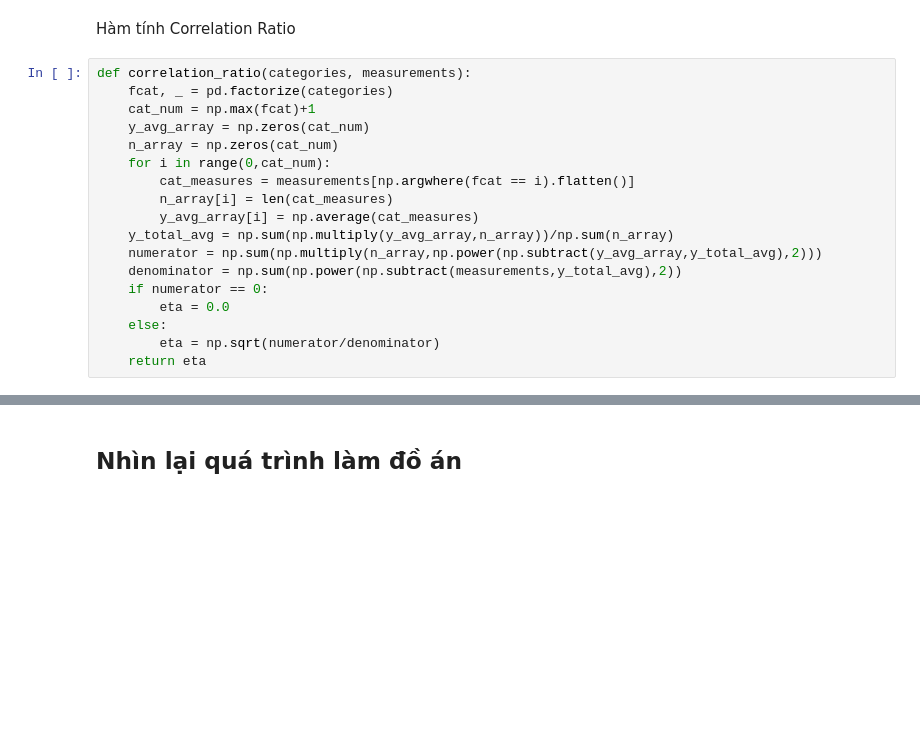
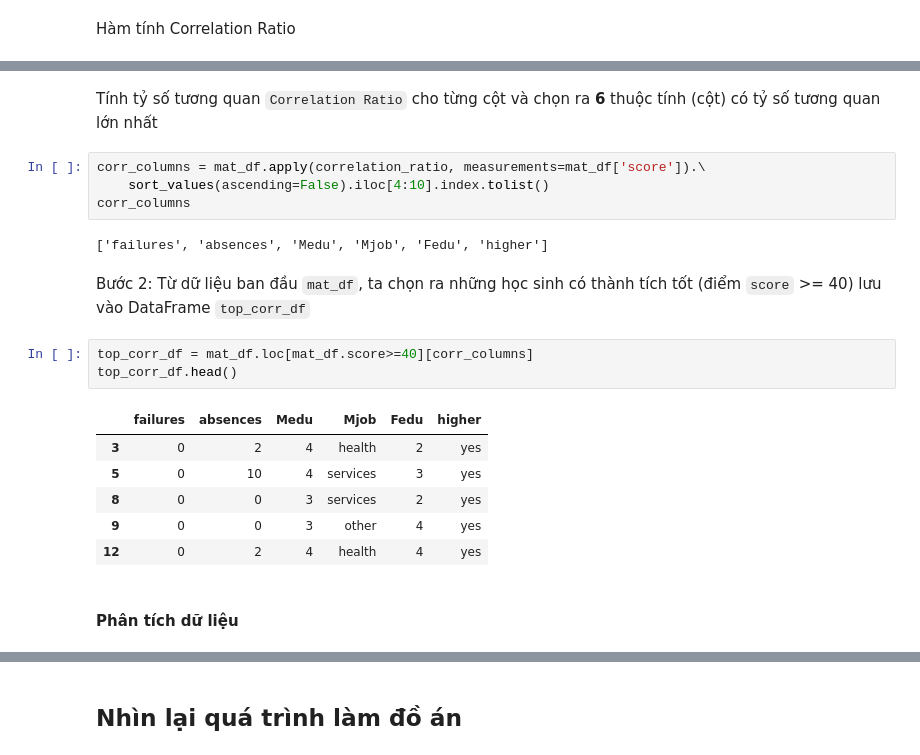
Before and after one commit to hotranvietcuong2001/P4DS_CQ19_FinalProject, a Jupyter notebook: student_performance.ipynb, the cells around one changed output, grey strips where cells are left out. Saved outputs shown, nothing was run; the diff lists cells and outputs as text; blank space fills up the shorter version.

```diff
--- a/student_performance.ipynb
+++ b/student_performance.ipynb
@@ -449,20 +467,2 @@ Từ các nhận xét, ta có kết luận:
 # %% [markdown]
 Hàm tính Correlation Ratio
-# %%
-def correlation_ratio(categories, measurements):
-    fcat, _ = pd.factorize(categories)
-    cat_num = np.max(fcat)+1
-    y_avg_array = np.zeros(cat_num)
-    n_array = np.zeros(cat_num)
-    for i in range(0,cat_num):
-        cat_measures = measurements[np.argwhere(fcat == i).flatten()]
-        n_array[i] = len(cat_measures)
-        y_avg_array[i] = np.average(cat_measures)
-    y_total_avg = np.sum(np.multiply(y_avg_array,n_array))/np.sum(n_array)
-    numerator = np.sum(np.multiply(n_array,np.power(np.subtract(y_avg_array,y_total_avg),2)))
-    denominator = np.sum(np.power(np.subtract(measurements,y_total_avg),2))
-    if numerator == 0:
-        eta = 0.0
-    else:
-        eta = np.sqrt(numerator/denominator)
-    return eta
@@ -500,0 +481,22 @@ mat_df['Mjob'].value_counts()[0]
+# %% [markdown]
+Tính tỷ số tương quan `Correlation Ratio` cho từng cột và chọn ra **6** thuộc tính (cột) có tỷ số tương quan lớn nhất
+# %%
+corr_columns = mat_df.apply(correlation_ratio, measurements=mat_df['score']).\
+    sort_values(ascending=False).iloc[4:10].index.tolist()
+corr_columns
+# %% [output]
+['failures', 'absences', 'Medu', 'Mjob', 'Fedu', 'higher']
+# %% [markdown]
+Bước 2: Từ dữ liệu ban đầu `mat_df`, ta chọn ra những học sinh có thành tích tốt (điểm `score` >= 40) lưu vào DataFrame `top_corr_df`
+# %%
+top_corr_df = mat_df.loc[mat_df.score>=40][corr_columns]
+top_corr_df.head()
+# %% [output]
+|  | failures | absences | Medu | Mjob | Fedu | higher |
+| 3 | 0 | 2 | 4 | health | 2 | yes |
+| 5 | 0 | 10 | 4 | services | 3 | yes |
+| 8 | 0 | 0 | 3 | services | 2 | yes |
+| 9 | 0 | 0 | 3 | other | 4 | yes |
+| 12 | 0 | 2 | 4 | health | 4 | yes |
+# %% [markdown]
+#### Phân tích dữ liệu
```
Also changed, not shown: parts of 21 cells of this notebook.
